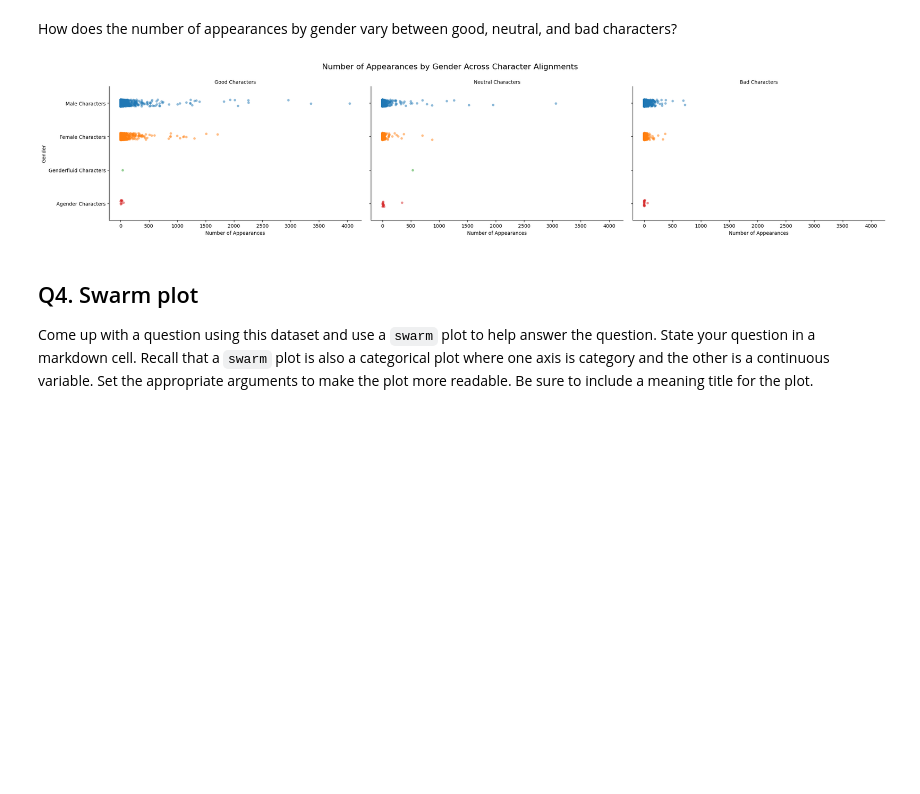
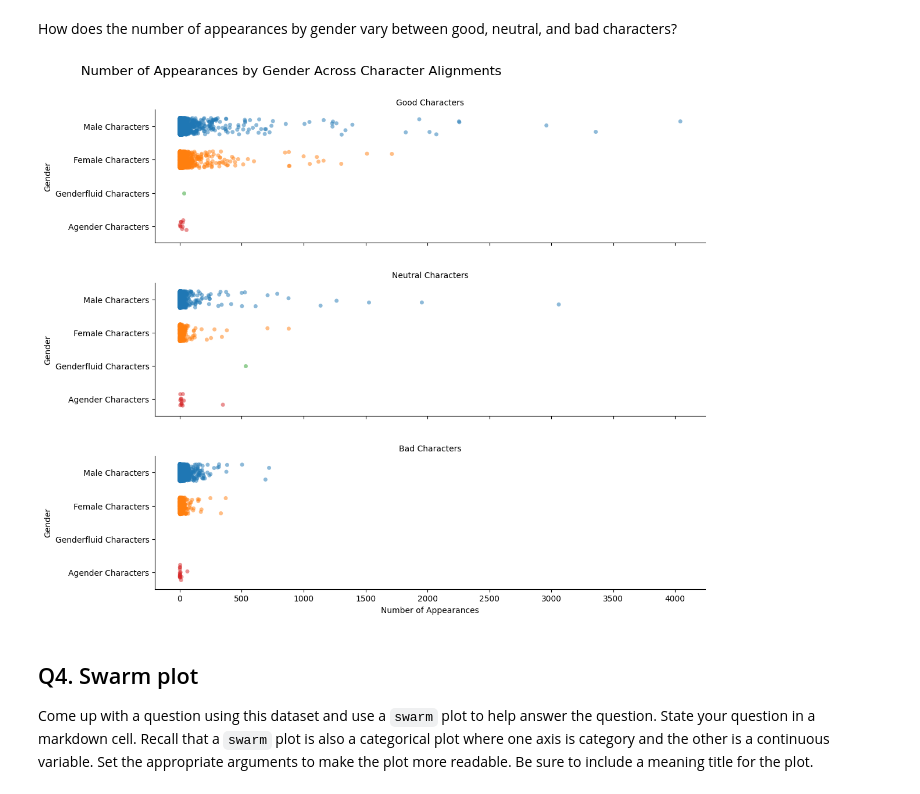
Before and after one commit to CS133-DataVisualization/mini-assignments-cs133-mikeshuh, a Jupyter notebook: HuhM_A8/Colab_A8_plot_Marvel.ipynb, the cells around one changed output. Cells and saved outputs as stored; diff of their text form; code cells hidden in the pictures; blank space fills up the shorter version.

```diff
--- a/HuhM_A8/Colab_A8_plot_Marvel.ipynb
+++ b/HuhM_A8/Colab_A8_plot_Marvel.ipynb
@@ -60,30 +60,30 @@ Come up with a question using this dataset and use a strip plot that contains mu
 How does the number of appearances by gender vary between good, neutral, and bad characters?
 # %%
 df_clean = df.dropna(subset=['SEX', 'ALIGN', 'APPEARANCES'])
-
 alignments = ['Good Characters', 'Bad Characters', 'Neutral Characters']
 df_alignment = df_clean[df_clean['ALIGN'].isin(alignments)]
 
 g = sns.catplot(
     data=df_alignment,
     x='APPEARANCES',
     y='SEX',
-    col='ALIGN',
+    row='ALIGN',
     kind='strip',
     height=6,
     aspect=1,
-    jitter=True,
+    jitter=0.25,
     alpha=0.5,
     hue='SEX'
 )
+
 g.fig.suptitle('Number of Appearances by Gender Across Character Alignments', fontsize=16)
-plt.subplots_adjust(top=0.85)
-g.set_titles('{col_name}')
+g.fig.subplots_adjust(top=0.9, hspace=0.3)
+g.set_titles('{row_name}')
 g.set_axis_labels('Number of Appearances', 'Gender')
-g.fig.set_size_inches(25, 5)
+g.fig.set_size_inches(15, 9.5)
 plt.show()
 # %% [output]
-[figure, old version]
+[figure, new version]
 # %% [markdown]
 ## Q4. Swarm plot
 Come up with a question using this dataset and use a `swarm` plot to help answer the question. State your question in a markdown cell. Recall that a `swarm` plot is also a categorical plot where one axis is category and the other is a continuous variable. Set the appropriate arguments to make the plot more readable. Be sure to include a meaning title for the plot.
```
Also changed, not shown: parts of 1 cell of this notebook.
